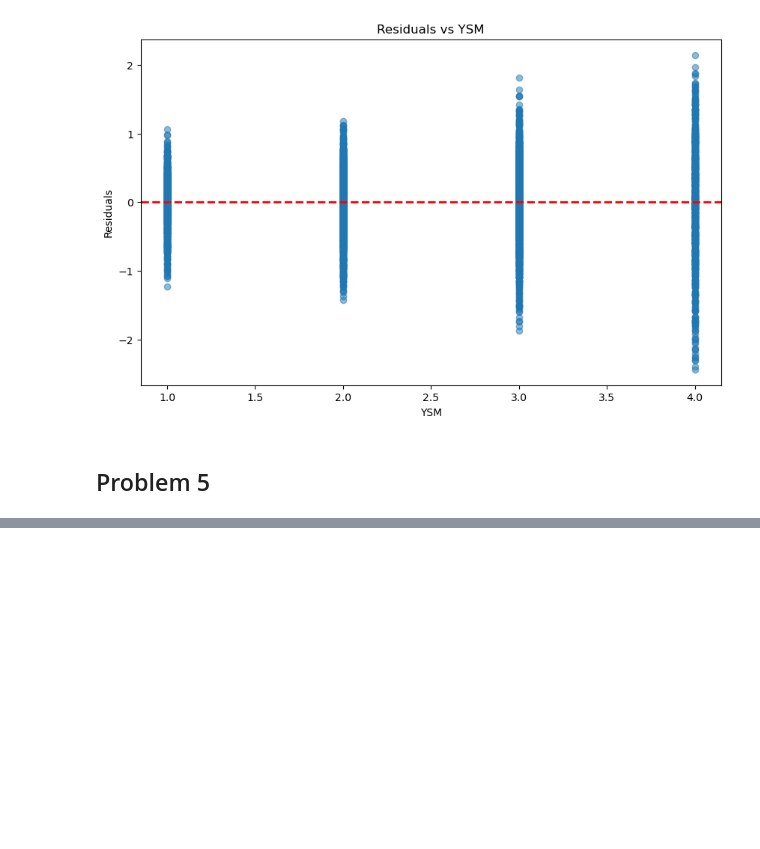
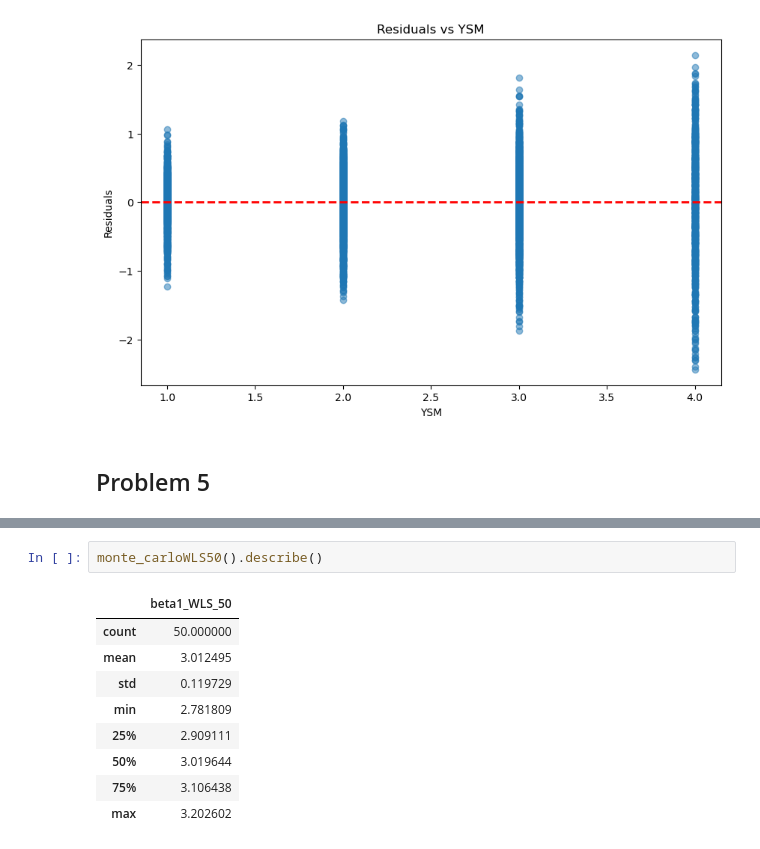
Before and after one commit to Rawlpluks/Afleveringer, a Jupyter notebook: A2/A2.ipynb, the cells around one changed output, grey strips where cells are left out. Drawn from its saved outputs; the diff is of its cells as text; blank space fills up the shorter version.

```diff
--- a/A2/A2.ipynb
+++ b/A2/A2.ipynb
@@ -386,0 +500,12 @@ np.float64(0.006846584116477355)
+# %%
+monte_carloWLS50().describe()
+# %% [output]
+|  | beta1_WLS_50 |
+| count | 50.000000 |
+| mean | 3.012495 |
+| std | 0.119729 |
+| min | 2.781809 |
+| 25% | 2.909111 |
+| 50% | 3.019644 |
+| 75% | 3.106438 |
+| max | 3.202602 |
```
Also changed, not shown: parts of 14 cells of this notebook.
